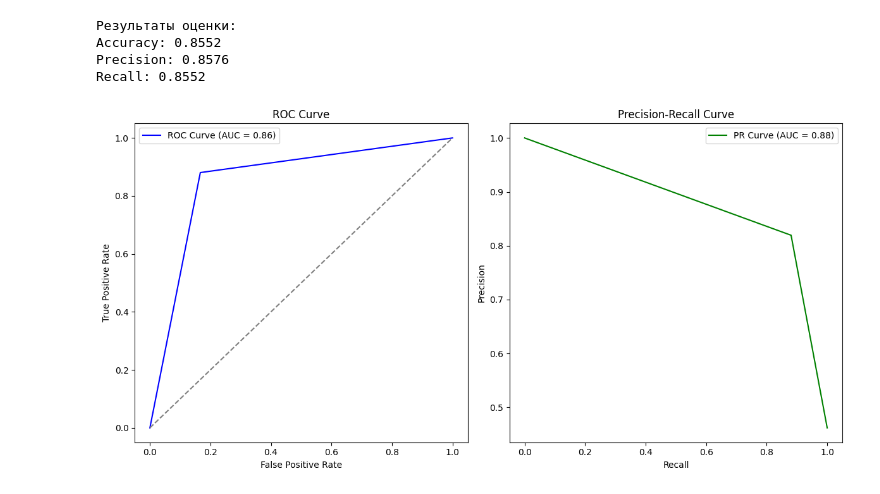
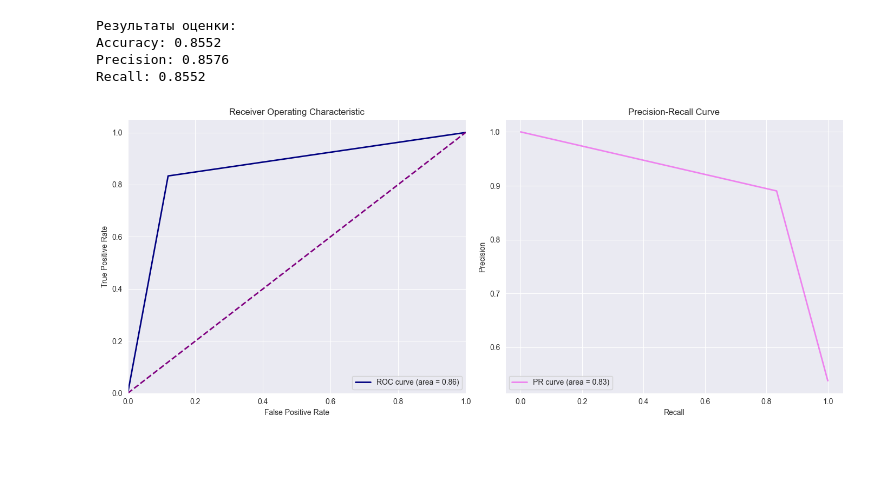
Before and after one commit to lunghr/artificial-intelligence-systems-module-3, a Jupyter notebook: artificial-intelligence-lab-5.ipynb, the cells around one changed output. Cells and saved outputs as stored; diff of their text form; code cells hidden in the pictures; blank space fills up the shorter version.

```diff
--- a/artificial-intelligence-lab-5.ipynb
+++ b/artificial-intelligence-lab-5.ipynb
@@ -247,48 +302,42 @@ Accuracy: 0.8552
 Precision: 0.8576
 Recall: 0.8552
 # %%
-from sklearn.metrics import roc_curve, auc, precision_recall_curve
+import numpy as np
 import matplotlib.pyplot as plt
+from sklearn.metrics import roc_curve, auc, precision_recall_curve, average_precision_score
 
-# Преобразуем данные в список словарей
-samples = data.to_dict(orient='records')
+pred = evaluate_model(tree, data, target)
+y_true = target
+y_pred = pred
 
-# Получаем предсказанные вероятности
-predicted_probs = [predict_proba(tree, sample) for sample in samples]
-
-# Формируем вероятности для положительного класса
-positive_class = next(iter(target_classes))  # Выберите нужный класс
-positive_probs = [proba.get(positive_class, 0) for proba in predicted_probs]
-
-# AUC-ROC
-fpr, tpr, _ = roc_curve(target, positive_probs, pos_label=positive_class)
+fpr, tpr, thresholds = roc_curve(y_true, y_pred)
 roc_auc = auc(fpr, tpr)
 
-# AUC-PR
-precision, recall, _ = precision_recall_curve(target, positive_probs, pos_label=positive_class)
-pr_auc = auc(recall, precision)
 
-# Построение графиков
-plt.figure(figsize=(12, 6))
+precision, recall, thresholds = precision_recall_curve(y_true, y_pred)
+auc_pr = average_precision_score(y_true, y_pred)
 
-# ROC-кривая
-plt.subplot(1, 2, 1)
-plt.plot(fpr, tpr, color='blue', label=f'ROC Curve (AUC = {roc_auc:.2f})')
-plt.plot([0, 1], [0, 1], color='gray', linestyle='--')  # Диагональная линия
-plt.xlabel('False Positive Rate')
-plt.ylabel('True Positive Rate')
-plt.title('ROC Curve')
-plt.legend()
+fig, ax = plt.subplots(1, 2, figsize=(14, 6))  # 1 строка, 2 столбца
 
-# PR-кривая
-plt.subplot(1, 2, 2)
-plt.plot(recall, precision, color='green', label=f'PR Curve (AUC = {pr_auc:.2f})')
-plt.xlabel('Recall')
-plt.ylabel('Precision')
-plt.title('Precision-Recall Curve')
-plt.legend()
+# Построение ROC-кривой
+ax[0].plot(fpr, tpr, color='navy', lw=2, label='ROC curve (area = %0.2f)' % roc_auc)
+ax[0].plot([0, 1], [0, 1], color='purple', lw=2, linestyle='--')
+ax[0].set_xlim([0.0, 1.0])
+ax[0].set_ylim([0.0, 1.05])
+ax[0].set_xlabel('False Positive Rate')
+ax[0].set_ylabel('True Positive Rate')
+ax[0].set_title('Receiver Operating Characteristic')
+ax[0].legend(loc='lower right')
 
-plt.tight_layout()
+# Построение PR-кривой
+ax[1].plot(recall, precision, color='violet', lw=2, label='PR curve (area = %0.2f)' % auc_pr)
+ax[1].set_xlabel('Recall')
+ax[1].set_ylabel('Precision')
+ax[1].set_title('Precision-Recall Curve')
+ax[1].legend(loc='lower left')
+
+# Показать графики
+plt.tight_layout()  # Подгонка графиков по размеру
 plt.show()
 # %% [output]
-[figure, old version]
+[figure, new version]
```
Also changed, not shown: parts of 4 cells of this notebook, 3 other files.
